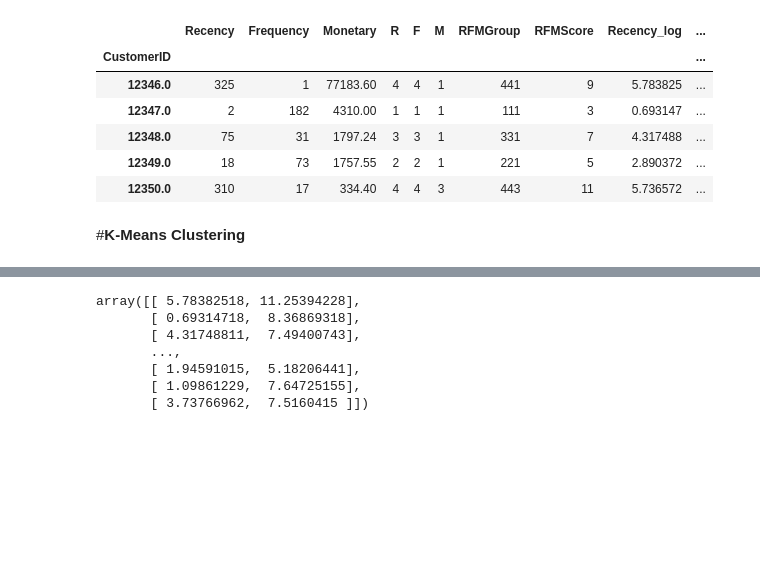
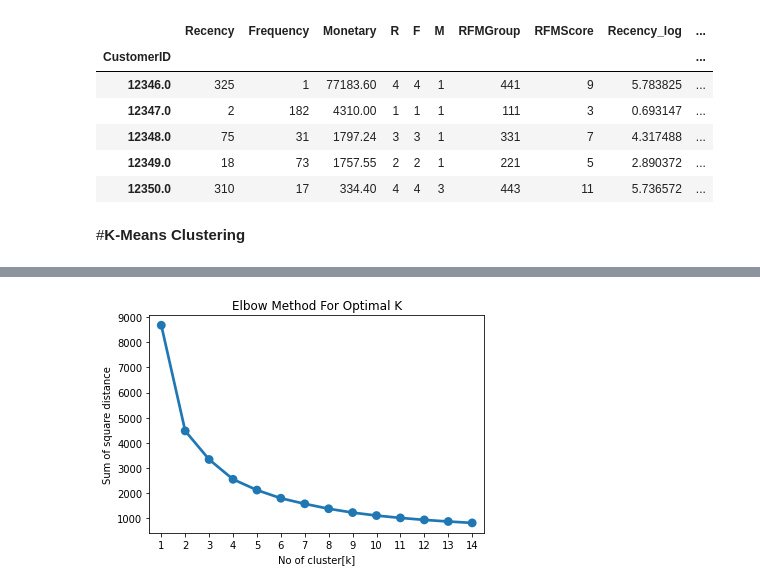
Before and after one commit to Mmbsaksd/Online-Retail, a Jupyter notebook: Online_Retail.ipynb, the cells around one changed output, grey strips where cells are left out. Saved outputs shown, nothing was run; the diff lists cells and outputs as text; code cells hidden in the pictures; blank space fills up the shorter version.

```diff
--- a/Online_Retail.ipynb
+++ b/Online_Retail.ipynb
@@ -793,5 +793,15 @@ from sklearn.datasets import make_blobs
 from sklearn.cluster import KMeans
 from sklearn.preprocessing import StandardScaler
 
-#Preprocessing for k mean implimentation
+#Preprocessing for k mean and implimentation
 x_features_rec_mon = rfm_df[['Recency_log','Monetary_log']].values
+scal_rec_mon = StandardScaler()
+x = scal_rec_mon.fit_transform(x_features_rec_mon)
+range_n_cluster = [2,3,4,5,6,7,8,9,10,11,12,13,14,15,16]
+for n_clusters in range_n_cluster:
+  kmean_clust = KMeans(n_clusters=n_clusters)
+  preds = kmean_clust.fit_predict(x)
+  centers = kmean_clust.cluster_centers_
+
+  score = silhouette_score(x,preds)
+  print("For n_clusters = {}, silhoutte score is {}".format(n_clusters, score))
@@ -798,10 +824,15 @@ x_features_rec_mon = rfm_df[['Recency_log','Monetary_log']].values
-# %%
-rfm_df[['Recency_log','Monetary_log']].values
-# %% [output]
-array([[ 5.78382518, 11.25394228],
-       [ 0.69314718,  8.36869318],
-       [ 4.31748811,  7.49400743],
-       ...,
-       [ 1.94591015,  5.18206441],
-       [ 1.09861229,  7.64725155],
-       [ 3.73766962,  7.5160415 ]])
+# %%
+#plotting Elbow chart
+sum_of_sq_dt = {}
+for k in range(1,15):
+  km = KMeans(n_clusters= k, init='k-means++', max_iter=1000)
+  km = km.fit(x)
+  sum_of_sq_dt[k] = km.inertia_
+
+sns.pointplot(x=list(sum_of_sq_dt.keys()), y = list(sum_of_sq_dt.values()))
+plt.title("Elbow Method For Optimal K")
+plt.xlabel('No of cluster[k]')
+plt.ylabel("Sum of square distance")
+plt.show()
+# %% [output]
+[figure, added]
```
Also changed, not shown: parts of 1 cell of this notebook.
